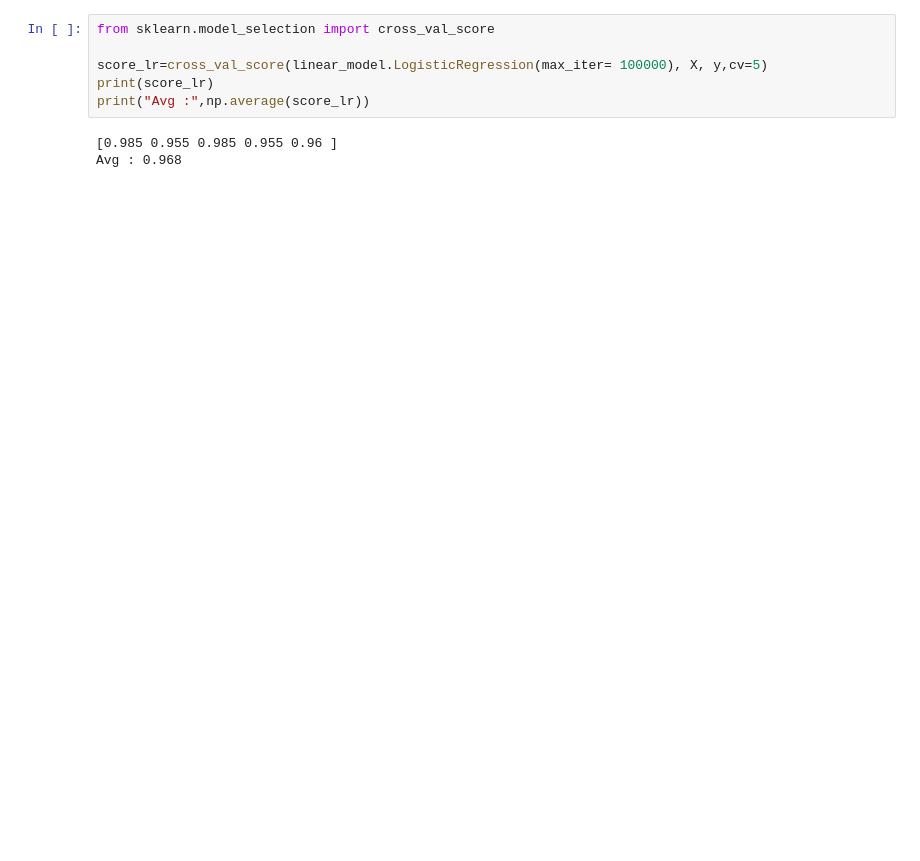
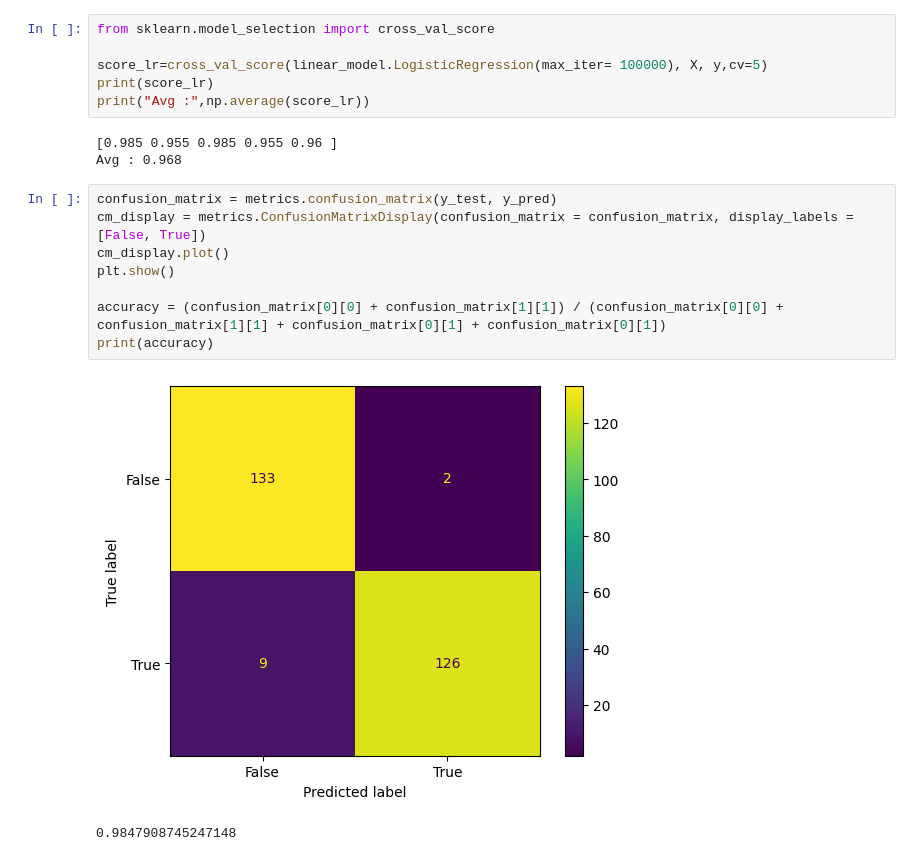
Before and after one commit to vinayak5002/ml, a Jupyter notebook: Case study/notebook.ipynb, the cells around one changed output. Cells and saved outputs as stored; diff of their text form; blank space fills up the shorter version.

Commit message:
Added confusion matrix

```diff
--- a/Case study/notebook.ipynb
+++ b/Case study/notebook.ipynb
@@ -356,6 +364,17 @@ print("Avg :",np.average(score_lr))
 # %% [output]
 [0.985 0.955 0.985 0.955 0.96 ]
 Avg : 0.968
+# %%
+confusion_matrix = metrics.confusion_matrix(y_test, y_pred)
+cm_display = metrics.ConfusionMatrixDisplay(confusion_matrix = confusion_matrix, display_labels = [False, True])
+cm_display.plot()
+plt.show()
+
+accuracy = (confusion_matrix[0][0] + confusion_matrix[1][1]) / (confusion_matrix[0][0] + confusion_matrix[1][1] + confusion_matrix[0][1] + confusion_matrix[0][1])
+print(accuracy)
+# %% [output]
+[figure, added]
+0.9847908745247148
 # %%
 from sklearn.tree import DecisionTreeClassifier
 from sklearn import tree
```
Also changed, not shown: parts of 8 cells of this notebook, 2 other files.
